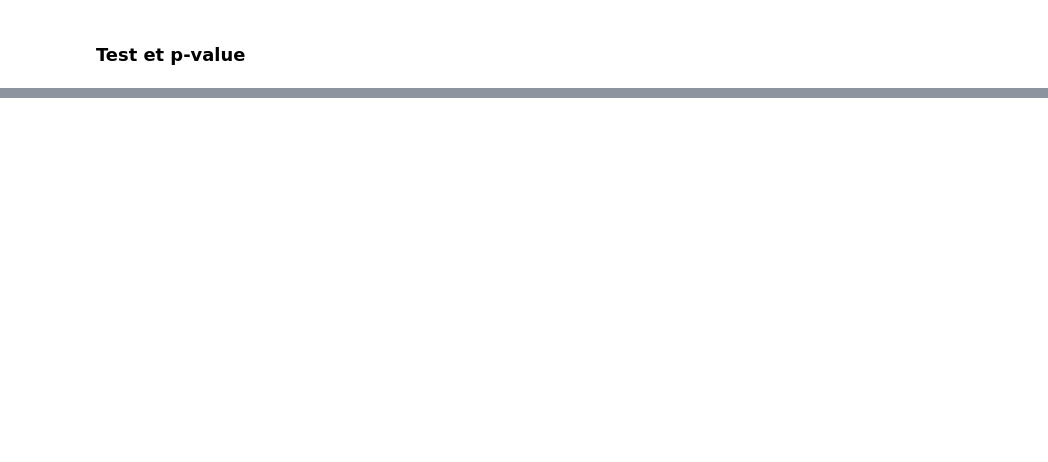
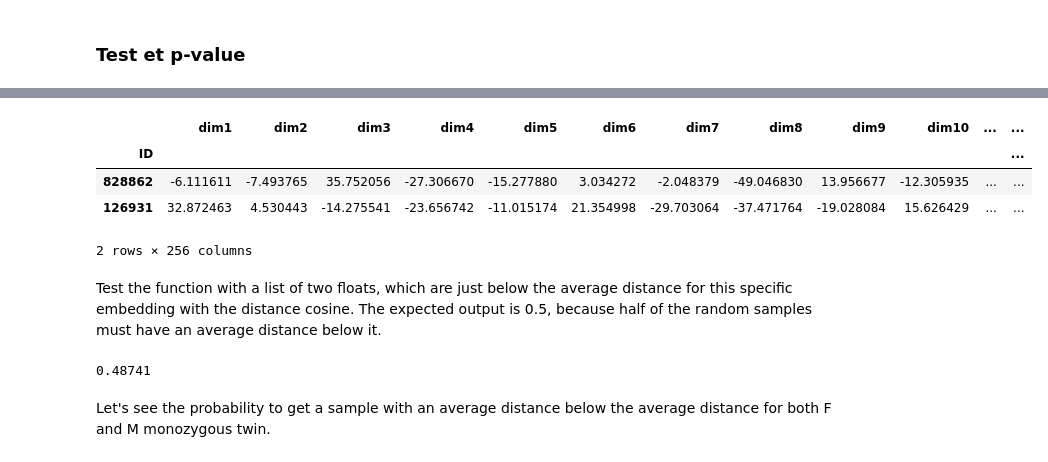
Before and after one commit to neurospin/champollion_V1, a Jupyter notebook: contrastive/notebooks/antoine/HCP_MZ_dist_corr_left_PCS.ipynb, the cells around one changed output, grey strips where cells are left out. Saved outputs shown, nothing was run; the diff lists cells and outputs as text; code cells hidden in the pictures; blank space fills up the shorter version.

Commit message:
Add p_value test (not efficient yet)

```diff
--- a/contrastive/notebooks/antoine/HCP_MZ_dist_corr_left_PCS.ipynb
+++ b/contrastive/notebooks/antoine/HCP_MZ_dist_corr_left_PCS.ipynb
@@ -405,0 +412,8 @@ Average chebyshev distance for the ['F', 'M'] DZ twin in the 256 dim latent spac
+# %%
+embedding.sample(n=7).iloc[[2,3], :]
+# %% [output]
+|  | dim1 | dim2 | dim3 | dim4 | dim5 | dim6 | dim7 | dim8 | dim9 | dim10 | ... | ... |
+| ID |  |  |  |  |  |  |  |  |  |  |  | ... |
+| 828862 | -6.111611 | -7.493765 | 35.752056 | -27.306670 | -15.277880 | 3.034272 | -2.048379 | -49.046830 | 13.956677 | -12.305935 | ... | ... |
+| 126931 | 32.872463 | 4.530443 | -14.275541 | -23.656742 | -11.015174 | 21.354998 | -29.703064 | -37.471764 | -19.028084 | 15.626429 | ... | ... |
+2 rows × 256 columns
@@ -405,0 +457,9 @@ Average chebyshev distance for the ['F', 'M'] DZ twin in the 256 dim latent spac
+# %% [markdown]
+Test the function with a list of two floats, which are just below the average distance for this specific embedding with the distance cosine.
+The expected output is 0.5, because half of the random samples must have an average distance below it.
+# %%
+Monte_Carlo_p_value(embedding,[dic_rslt['F & M_overall_dist'].mean(),dic_rslt['F & M_overall_dist'].mean()], 'cosine')
+# %% [output]
+0.48741
+# %% [markdown]
+Let's see the probability to get a sample with an average distance below the average distance for both F and M monozygous twin.
```
Also changed, not shown: parts of 10 cells of this notebook.
